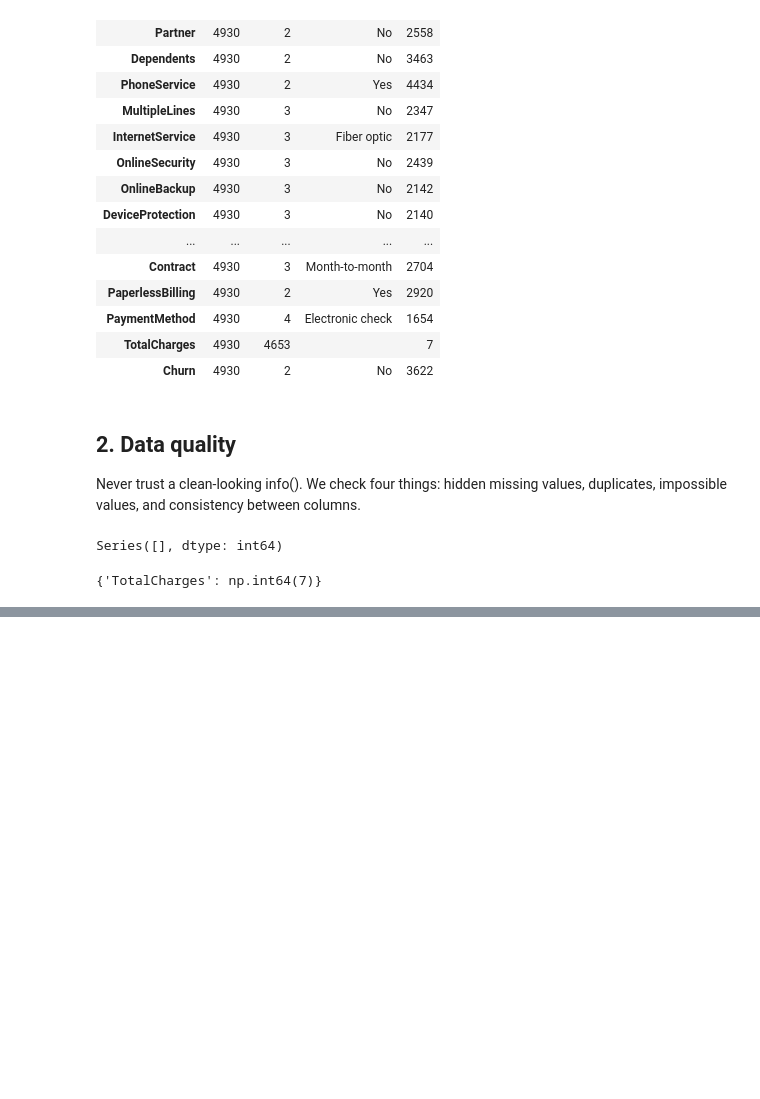
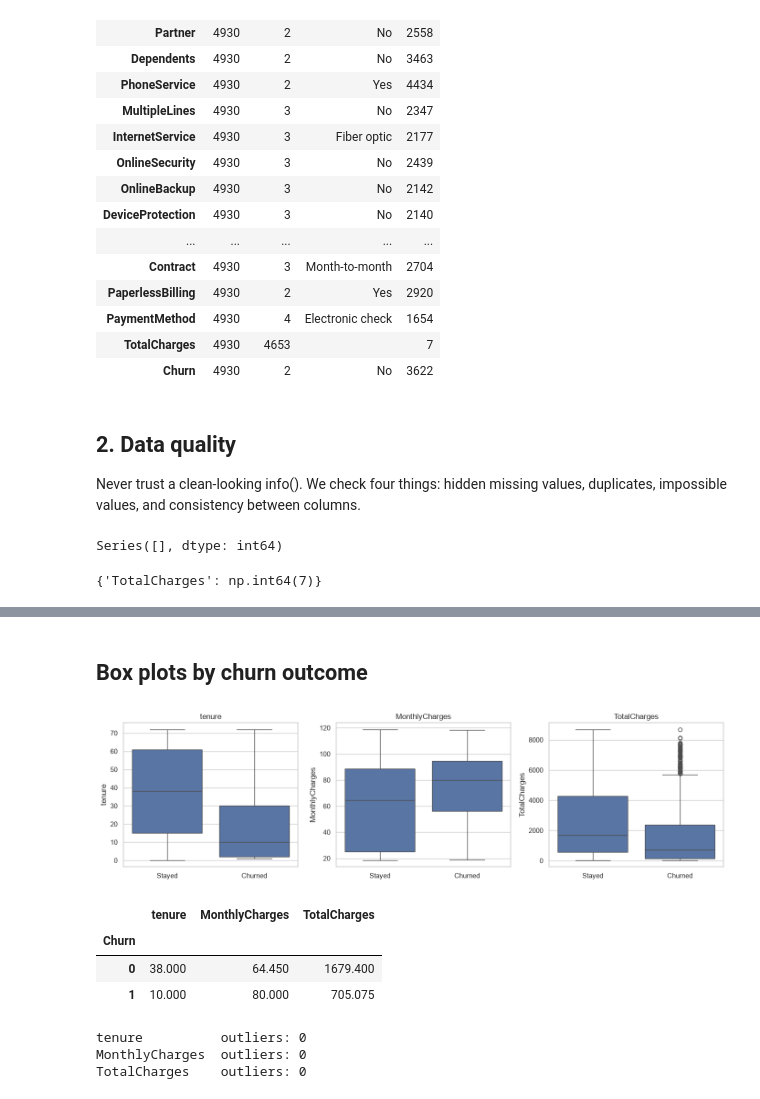
Before and after one commit to ayour2a/churn_prediction_mle, a Jupyter notebook: notebooks/01_EDA_cleaning.ipynb, the cells around one changed output, grey strips where cells are left out. Cells and saved outputs as stored; diff of their text form; code cells hidden in the pictures; blank space fills up the shorter version.

```diff
--- a/notebooks/01_EDA_cleaning.ipynb
+++ b/notebooks/01_EDA_cleaning.ipynb
@@ -100,0 +310,40 @@ blank_counts = {C:(train_df[C].astype(str).str.strip() == '').sum() for C in tra
+# %% [markdown]
+## Box plots by churn outcome
+# %%
+fig, axes = plt.subplots(1, 3, figsize=(14, 4))
+
+for ax, col in zip(axes, num_cols):
+    sns.boxplot(
+        x=status,
+        y=train_df[col],
+        order=["Stayed", "Churned"],
+        ax=ax
+    )
+    ax.set_title(col)
+    ax.set_xlabel("")
+
+plt.tight_layout()
+plt.show()
+# %% [output]
+[figure, added]
+# %%
+train_df.groupby("Churn")[num_cols].median()
+# %% [output]
+|  | tenure | MonthlyCharges | TotalCharges |
+| Churn |  |  |  |
+| 0 | 38.000 | 64.450 | 1679.400 |
+| 1 | 10.000 | 80.000 | 705.075 |
+# %%
+# Outliers (IQR rule). Do we need to remove any?
+for col in num_cols:
+    q1, q3 = train_df[col].quantile([0.25, 0.75])
+    iqr = q3 - q1
+    n_out = (
+        (train_df[col] < q1 - 1.5 * iqr)
+        | (train_df[col] > q3 + 1.5 * iqr)
+    ).sum()
+    print(f"{col:15s} outliers: {n_out}")
+# %% [output]
+tenure          outliers: 0
+MonthlyCharges  outliers: 0
+TotalCharges    outliers: 0
```
Also changed, not shown: parts of 27 cells of this notebook, 1 other file.
